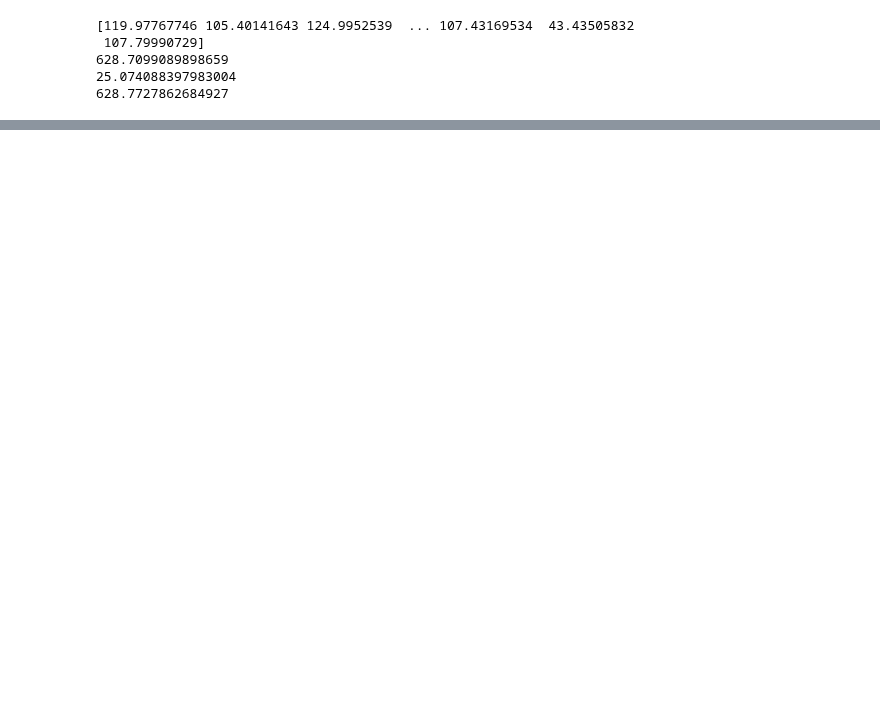
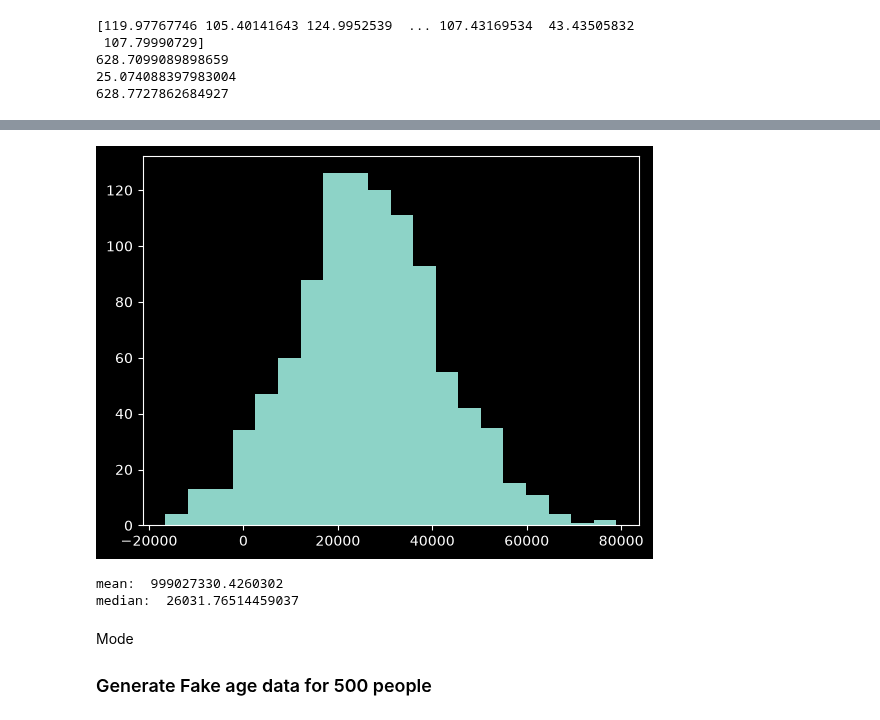
Before and after one commit to Shinkhal/pgcp-da, a Jupyter notebook: DAY3/01.ipynb, the cells around one changed output, grey strips where cells are left out. Saved outputs shown, nothing was run; the diff lists cells and outputs as text; code cells hidden in the pictures; blank space fills up the shorter version.

```diff
--- a/DAY3/01.ipynb
+++ b/DAY3/01.ipynb
@@ -46,0 +54,17 @@ print(sample_var)
+# %%
+
+new_incomes = np.random.normal(loc=27000, scale=15000.0, size=1000)
+plt.hist(new_incomes, bins=20)
+plt.show()
+# %% [output]
+[figure, added]
+# %%
+new_incomes = np.append(new_incomes, [1000000000000])
+print("mean: ", np.mean(new_incomes))
+print("median: ", np.median(new_incomes))
+# %% [output]
+mean:  999027330.4260302
+median:  26031.76514459037
+# %% [markdown]
+Mode
+### Generate Fake age data for 500 people
```
Also changed, not shown: parts of 8 cells of this notebook, 4 other files.
